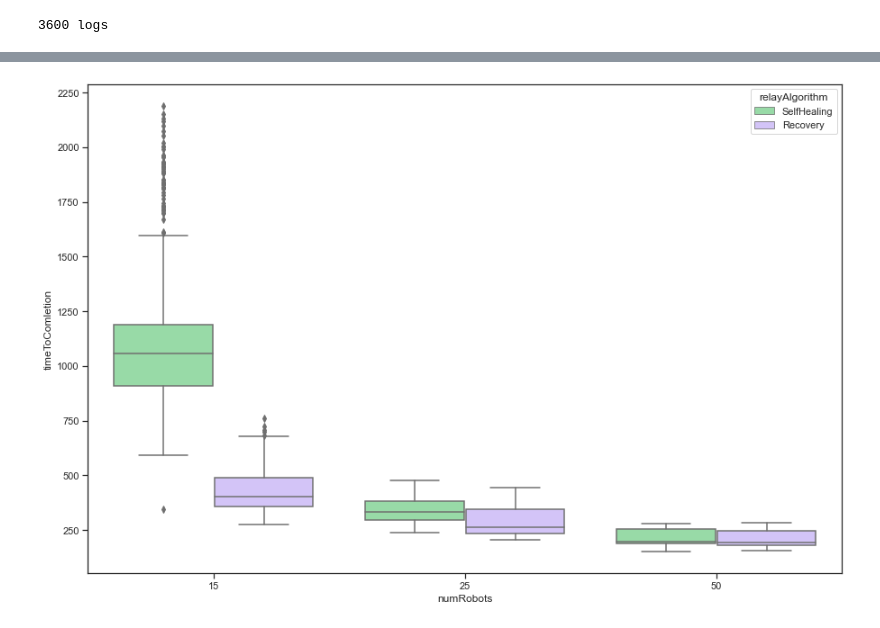
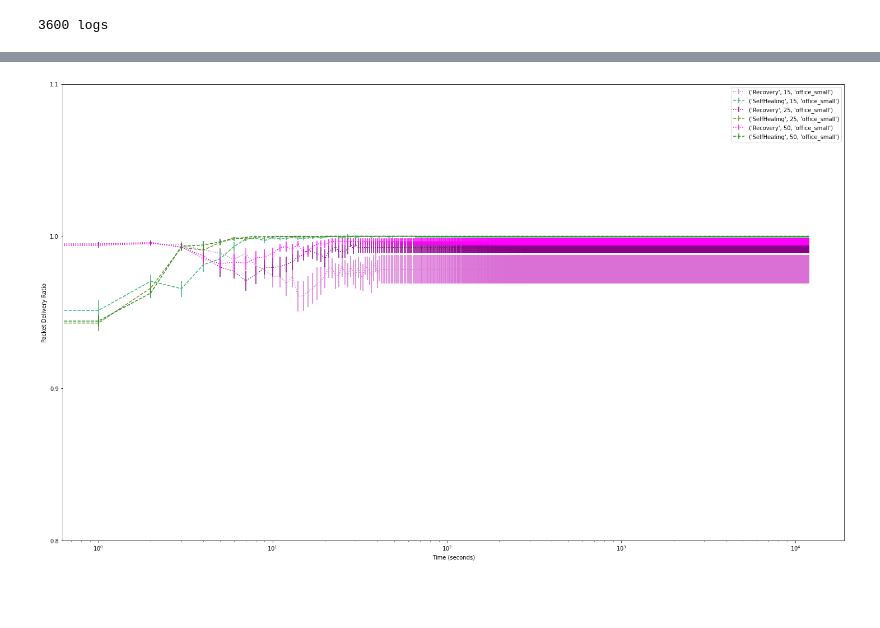
Before and after one commit to openwsn-berkeley/Atlas, a Jupyter notebook: AtlasAnalysis.ipynb, the cells around one changed output, grey strips where cells are left out. Drawn from its saved outputs; the diff is of its cells as text; code cells hidden in the pictures; blank space fills up the shorter version.

Commit message:
#246. improved plots

```diff
--- a/AtlasAnalysis.ipynb
+++ b/AtlasAnalysis.ipynb
@@ -150,71 +209,83 @@ ax.legend()
 # %%
+#============ Plot PDR and Number of Relays Vs. Time
+import math
 
-#============ Time To Completion
 plt.rcParams['pdf.fonttype']   = 42
 plt.rcParams['ps.fonttype']    = 42
-plt.rcParams['figure.figsize'] = [15, 10]
+plt.rcParams['figure.figsize'] = [25, 15]
 
-# format -> data = {seed1: {config: {....}}, timeToCompletion: 2142}, seed2: {...} , ...}
+# format -> data = {seed1: {config: {....}}, PDRs: [[1,1,1,1], [1,1,1,1], ...], numOfRelays: [0, 1,2, ..]},
+#                   seed2: {...} , ...}
 data      =  []
 for file in LOGFILES:
   FILENAME = file
   # gather
   with open(FILENAME,'r') as f:
-    lines  = [json.loads(l) for l in f]
+    lines       = [json.loads(l) for l in f]
+    PDRs        = []
+    numOfRelays = []
+    time        = []
     for line in lines:
         if line["type"] == "simSetting":
-            numRobots             = line['simSetting']['numRobots']
-            floorplan             = line['simSetting']['floorplan']
-            relayAlgorithm        = line['simSetting']['relayAlgorithm']
+            numRobots       = line['simSetting']['numRobots']
+            floorplan       = line['simSetting']['floorplan']
+            relayAlgorithm  = line['simSetting']['relayAlgorithm']
 
 
-        if ((line["type"] == "KPI") and ('timeToCompletion' in line.keys())):
-            if line['timeToCompletion'] != None:
-                timeToCompletion      = line['timeToCompletion']
-                break
+        if ((line["type"] == "KPI") and ('PDRs' in line.keys())) :
+            PDRs         += [sum(line['PDRs'])/len(line['PDRs'])]
+            numOfRelays  += [line['numOfRelays']]
+            time         += [line['time']]
 
     data += [
         {"numRobots":       numRobots,
          "floorplan":       floorplan,
          "relayAlgorithm":  relayAlgorithm,
-         "timeToComletion": timeToCompletion,
+         "PDRs":            PDRs,
+         "numOfRelays":     numOfRelays,
+         "time":            time,
         }
     ]
 
 floorplans      = list(set([d['floorplan'] for d in data]))
 relayAlgorithms = list(set([d['relayAlgorithm'] for d in data]))
 numRobots       = list(set([d['numRobots'] for d in data]))
+
 numRobots.sort()
-d               = data
-df              = pd.DataFrame(data=d)
 
-print(df)
-sns.boxplot(x="numRobots", y="timeToComletion",
-hue ="relayAlgorithm", palette=["g", "m"],
-data=df)
+for floorplan in floorplans:
+    (fig,ax) = plt.subplots()
+    lines    = {}
+    for value in numRobots:
+        toPlot = {}
+        for relayAlgorithm in relayAlgorithms:
+            toPlot[value] = {"mean": [], "yerr": []}
+            for i in range(max([len(d['PDRs']) for d in data])):
+                try:
+                    (m, h) = mean_confidence_interval(
+                        [
+                         d["PDRs"][i] for d in data            if
+                         d['numRobots']      == value          and
+                         d['floorplan']      == floorplan      and
+                         d['relayAlgorithm'] == relayAlgorithm
+                        ]
+                    )
+                except:
+                    pass
 
-(fig,ax) = plt.subplots()
-for floorplan in floorplans:
-    for relayAlgorithm in relayAlgorithms:
-        toPlot = {}
-        for value in numRobots:
-            toPlot[value] = {}
-            (m, h) = mean_confidence_interval(
-                [
-                 d["timeToComletion"] for d in data    if
-                 d['numRobots']==value                 and
-                 d['floorplan'] == floorplan           and
-                 d['relayAlgorithm'] == relayAlgorithm
-                ]
-            )
-            toPlot[value]["mean"] = m
-            toPlot[value]["yerr"] = h
-            x                     = numRobots
-            y                     = [p["mean"] for p in toPlot.values()]
-            yerr                  = [p["yerr"] for p in toPlot.values()]
-        ax.errorbar(x, y, yerr=yerr,linestyle=linestyles[relayAlgorithm],color=linecolors[relayAlgorithm],label=relayAlgorithm, marker='o')
+                toPlot[value]["mean"] += [m]
+                toPlot[value]["yerr"] += [h]
+            x                         = range(len(toPlot[value]["mean"]))
+            y                         = toPlot[value]["mean"]
+            yerr                      = toPlot[value]["yerr"]
+            lines[(floorplan, value)] = ax.errorbar(x, y, yerr=yerr,linestyle=linestyles[relayAlgorithm],color=linecolors[(value, relayAlgorithm)],label=(relayAlgorithm, value, floorplan))
 
-plt.xlabel("Number of Robots")
-plt.ylabel("Time to Completion")
-ax.legend()
+    #convert x-axis to Logarithmic scale
+    plt.xscale("log")
+    plt.xlabel("Time (seconds)")
+    ax.set_yticks(np.arange(0.8, 1.2, 0.1))
+    plt.ylabel("Packet Delivery Ratio")
+    plt.legend()
+    alllines = lines
+    plt.show()
 # %% [output]
@@ -236 +292 @@ ax.legend()
-[figure, old version]
+[figure, new version]
```
Also changed, not shown: parts of 4 cells of this notebook.
